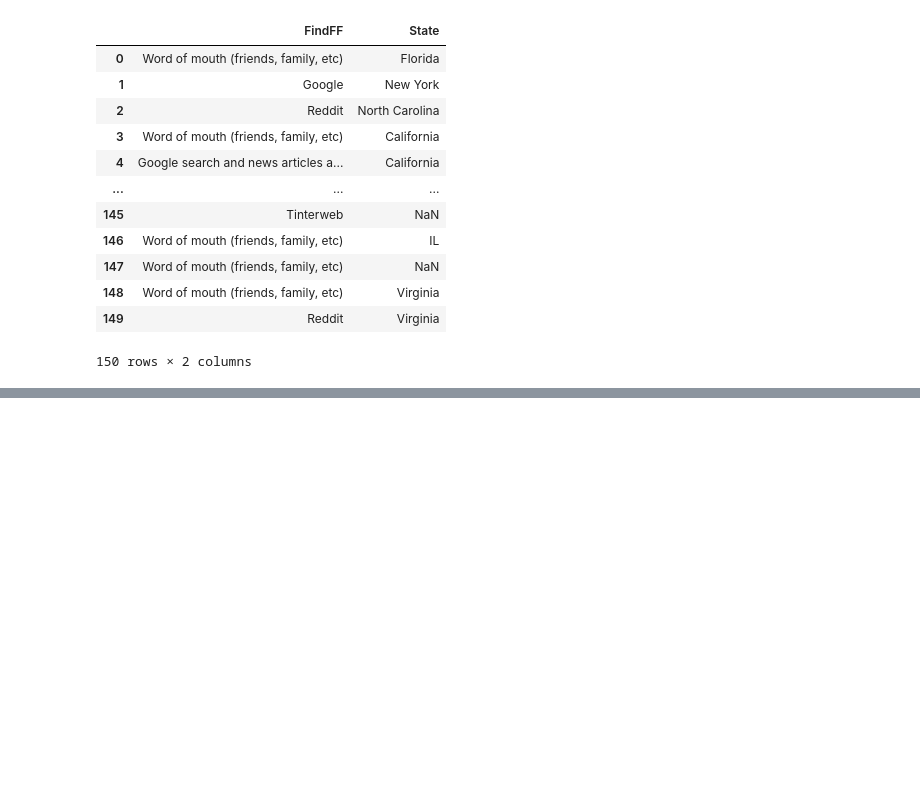
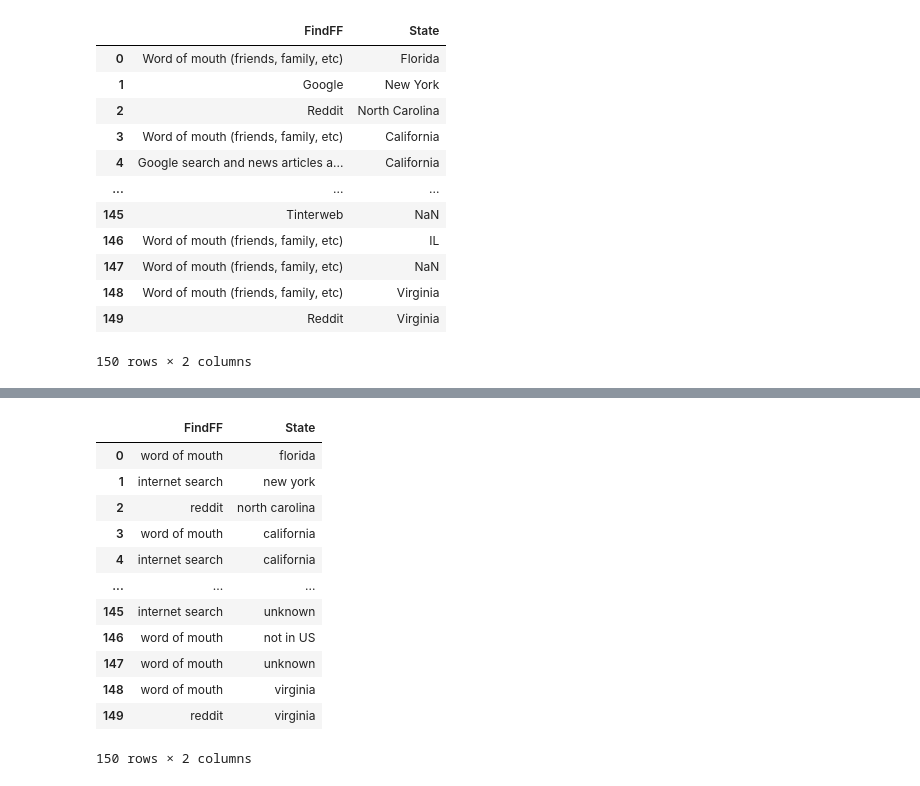
Before and after one commit to e2liang/Falling-Fruit, a Jupyter notebook: foraging_survey.ipynb, the cells around one changed output, grey strips where cells are left out. Cells and saved outputs as stored; diff of their text form; code cells hidden in the pictures; blank space fills up the shorter version.

```diff
--- a/foraging_survey.ipynb
+++ b/foraging_survey.ipynb
@@ -45,0 +335,7 @@ df
+# %%
+# lower casing abbreviation mapping dictionary
+state_mapping = {
+    k.lower(): v.lower() for k, v in old_state_mapping.items()
+}
+
+state_mapping
@@ -45,0 +496,16 @@ df
+# %%
+testing_df
+# %% [output]
+|  | FindFF | State |
+| 0 | word of mouth | florida |
+| 1 | internet search | new york |
+| 2 | reddit | north carolina |
+| 3 | word of mouth | california |
+| 4 | internet search | california |
+| ... | ... | ... |
+| 145 | internet search | unknown |
+| 146 | word of mouth | not in US |
+| 147 | word of mouth | unknown |
+| 148 | word of mouth | virginia |
+| 149 | reddit | virginia |
+150 rows × 2 columns
```
Also changed, not shown: parts of 23 cells of this notebook, 1 other file.
